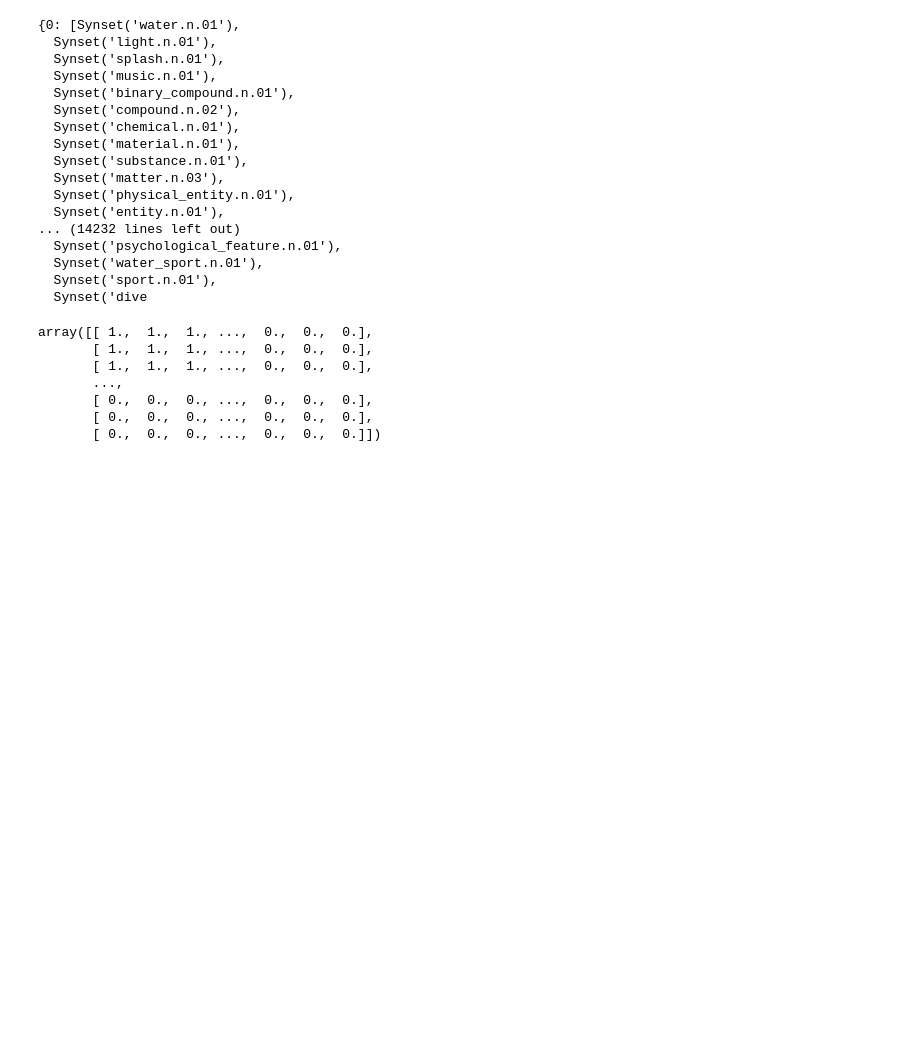
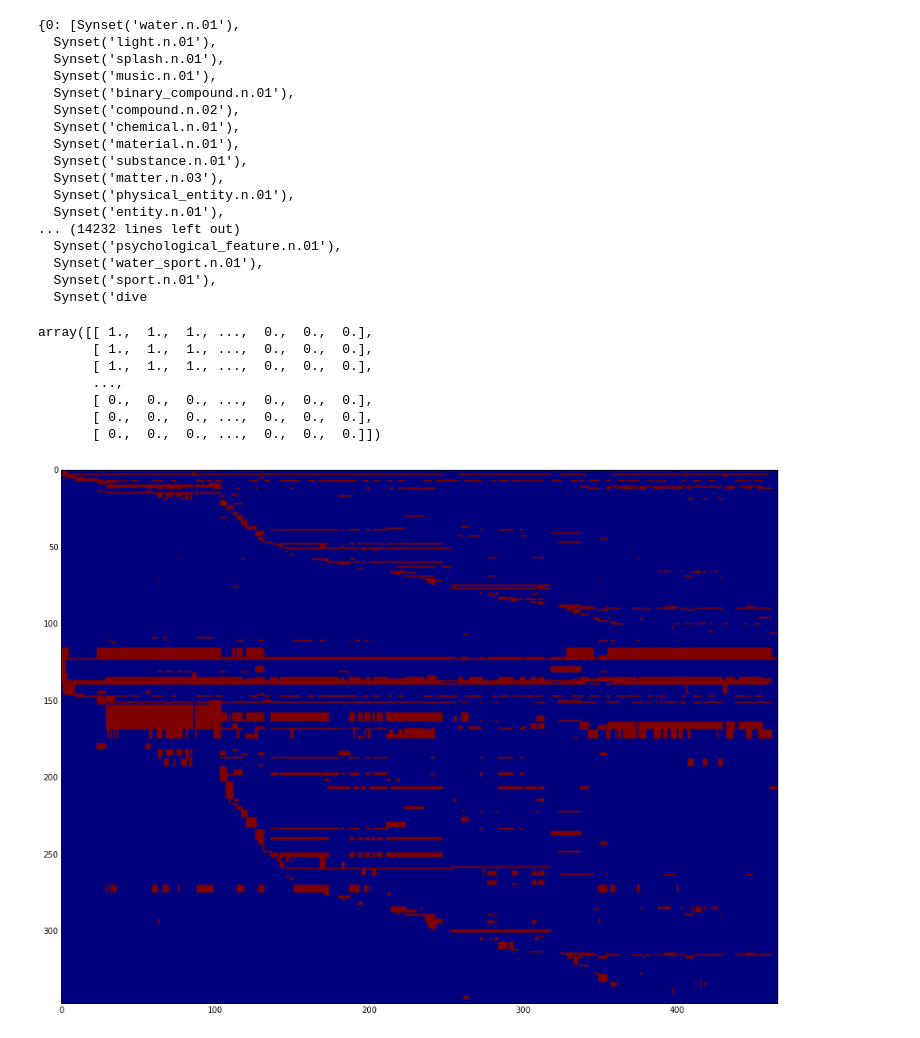
Before and after one commit to kelseywh/life_movie_project, a Jupyter notebook: new_life_regressors.ipynb, the cells around one changed output. Cells and saved outputs as stored; diff of their text form; code cells hidden in the pictures; blank space fills up the shorter version.

Commit message:
improve feature/timepoint plot, add SVD plot

```diff
--- a/new_life_regressors.ipynb
+++ b/new_life_regressors.ipynb
@@ -86,21 +83,3 @@ removed_words = ['Seabed', '4', '2', '7', 'varies', '1', 'circles', '3', 'hippos
 for word in removed_words:
     if word in present:
         present.remove(word)
-# %%
-# --- make a list WordNet compatible, get all hypernyms, eliminate duplicates --- #
-"""
-feature_list = []
-hyplist = []
-index_list = []  # used for set_indices later
-
-make_list_wncomp(present)  # make raw annotations WordNet compatible
-
-find_hypernyms(feature_list)  # Hypernyms need to be linked to their initial features.
-                              # Best way to link may be to add them as values to the
-                              # timepoint containing their root features
-
-compare_lists(hyplist,feature_list)
-
-matrix_list = feature_list  # becomes list of features on axis on matrix
-                            # not sure why it isn't defined like this initially
-"""
@@ -183,14 +159,8 @@ for key in feature_dict:
 #  feature_dict has: keys = timepoints, values = features
 
 the_matrix = create_matrix(tp_list, matrix_list)
-# %%
-#update_matrix (feature_list, matrix_list, the_matrix, tp_list)
-index_list
-index_dict = {}
-for value, key in index_list:
-    index_dict[key] = value
 # %%
-index_dict2 = {key: value for value, key in index_list}
+index_dict = {key: value for value, key in index_list}
 # %%
 index_list
 # %% [output]
@@ -256,0 +228,8 @@ pl.show()
+# %%
+# X-axis = timepoint, Y-axis = feature
+transposed = the_matrix.T
+pl.figure(figsize=(24, 12))
+pl.imshow(transposed)
+pl.show()
+# %% [output]
+[figure, added]
```
Also changed, not shown: parts of 12 cells of this notebook.
